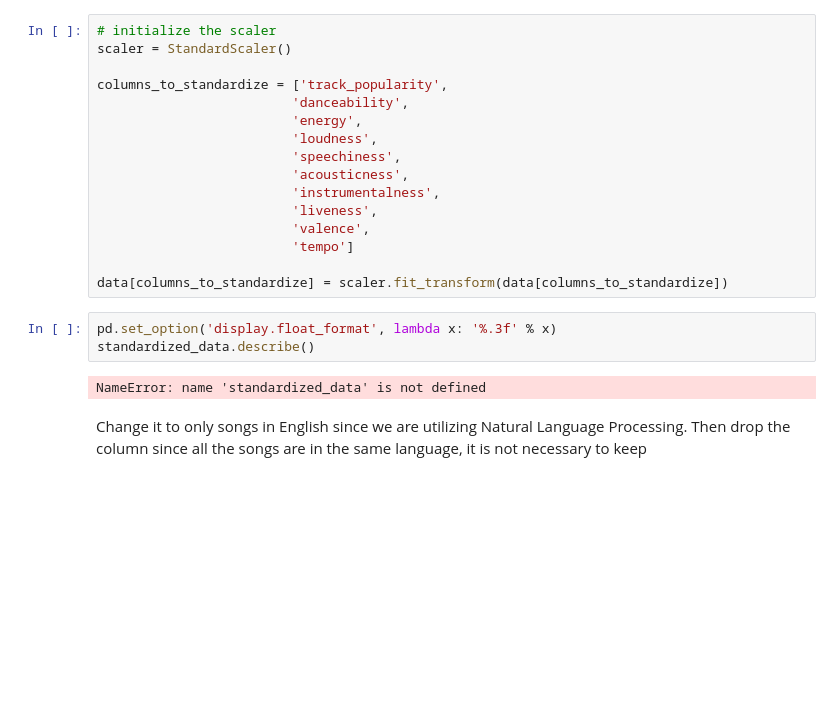
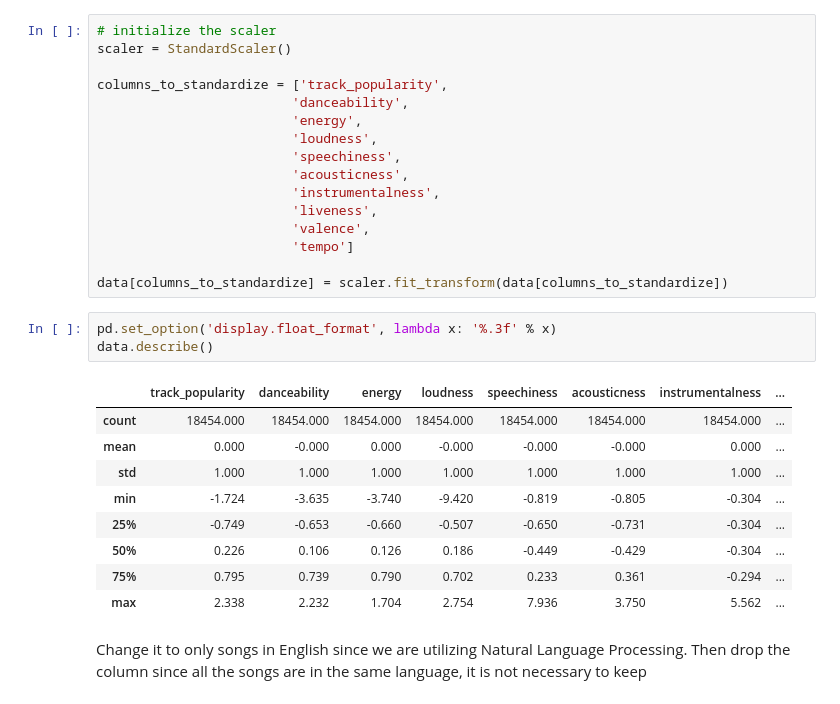
Before and after one commit to hellofatimad/cogs118b_proj, a Jupyter notebook: FinalProject_groupXXX.ipynb, the cells around one changed output. Drawn from its saved outputs; the diff is of its cells as text; blank space fills up the shorter version.

Commit message:
fixed minor error

```diff
--- a/FinalProject_groupXXX.ipynb
+++ b/FinalProject_groupXXX.ipynb
@@ -240,9 +230,17 @@ columns_to_standardize = ['track_popularity',
 data[columns_to_standardize] = scaler.fit_transform(data[columns_to_standardize])
 # %%
 pd.set_option('display.float_format', lambda x: '%.3f' % x)
-standardized_data.describe()
+data.describe()
 # %% [output]
-NameError: name 'standardized_data' is not defined
+|  | track_popularity | danceability | energy | loudness | speechiness | acousticness | instrumentalness | ... |
+| count | 18454.000 | 18454.000 | 18454.000 | 18454.000 | 18454.000 | 18454.000 | 18454.000 | ... |
+| mean | 0.000 | -0.000 | 0.000 | -0.000 | -0.000 | -0.000 | 0.000 | ... |
+| std | 1.000 | 1.000 | 1.000 | 1.000 | 1.000 | 1.000 | 1.000 | ... |
+| min | -1.724 | -3.635 | -3.740 | -9.420 | -0.819 | -0.805 | -0.304 | ... |
+| 25% | -0.749 | -0.653 | -0.660 | -0.507 | -0.650 | -0.731 | -0.304 | ... |
+| 50% | 0.226 | 0.106 | 0.126 | 0.186 | -0.449 | -0.429 | -0.304 | ... |
+| 75% | 0.795 | 0.739 | 0.790 | 0.702 | 0.233 | 0.361 | -0.294 | ... |
+| max | 2.338 | 2.232 | 1.704 | 2.754 | 7.936 | 3.750 | 5.562 | ... |
 # %% [markdown]
 Change it to only songs in English since we are utilizing Natural Language Processing. Then drop the column since all the songs are in the same language, it is not necessary to keep
 # %%
```
Also changed, not shown: parts of 10 cells of this notebook.
